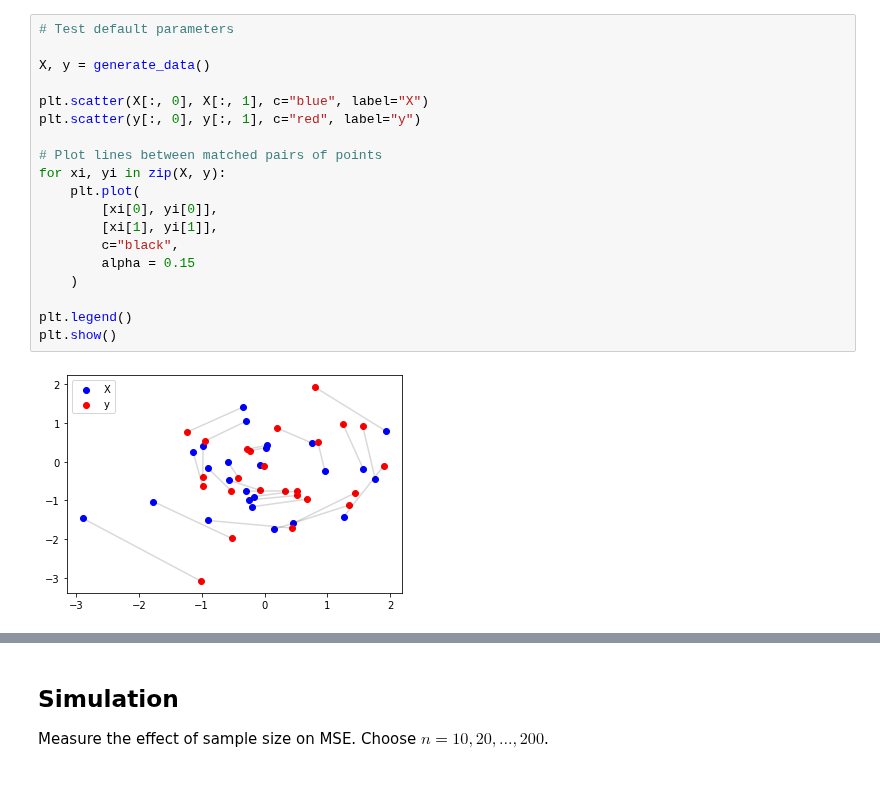
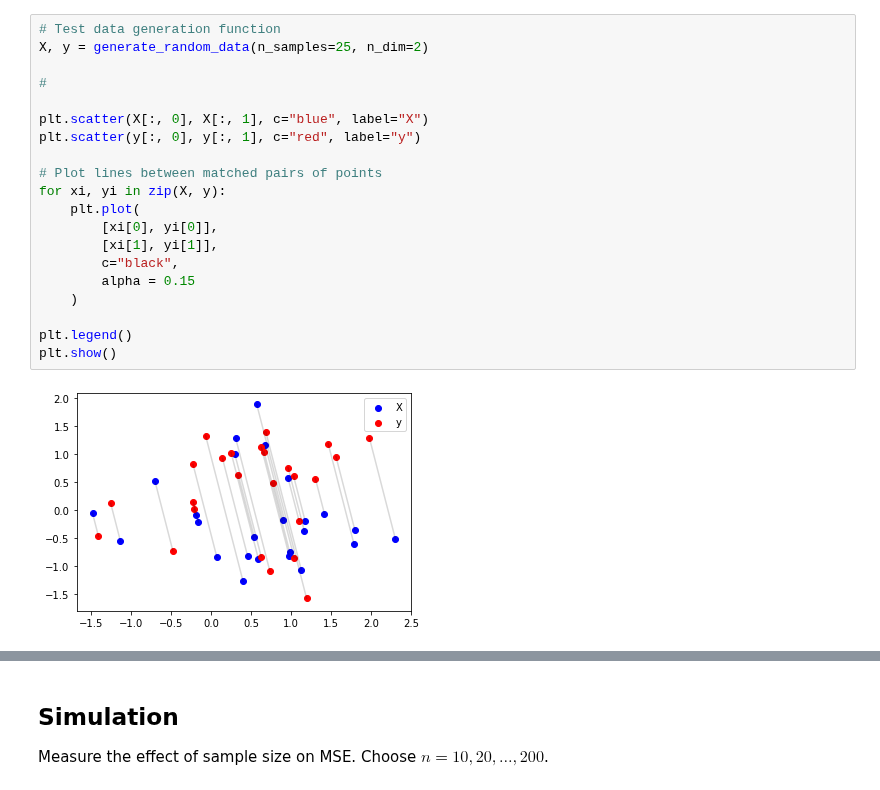
Before and after one commit to NeuroDataDesign/tealeaf, a Jupyter notebook: vivek/rf/vg_split_experiment_16_10_2019.ipynb, the cells around one changed output, grey strips where cells are left out. Drawn from its saved outputs; the diff is of its cells as text.

```diff
--- a/vivek/rf/vg_split_experiment_16_10_2019.ipynb
+++ b/vivek/rf/vg_split_experiment_16_10_2019.ipynb
@@ -47,21 +52,22 @@ def generate_data(
 # %%
-# Test default parameters
+# Test data generation function
+X, y = generate_random_data(n_samples=25, n_dim=2)
 
-X, y = generate_data()
+#
 
 plt.scatter(X[:, 0], X[:, 1], c="blue", label="X")
 plt.scatter(y[:, 0], y[:, 1], c="red", label="y")
 
 # Plot lines between matched pairs of points
 for xi, yi in zip(X, y):
     plt.plot(
         [xi[0], yi[0]],
         [xi[1], yi[1]],
         c="black",
         alpha = 0.15
     )
 
 plt.legend()
 plt.show()
 # %% [output]
-[figure, old version]
+[figure, new version]
```
Also changed, not shown: parts of 17 cells of this notebook.
